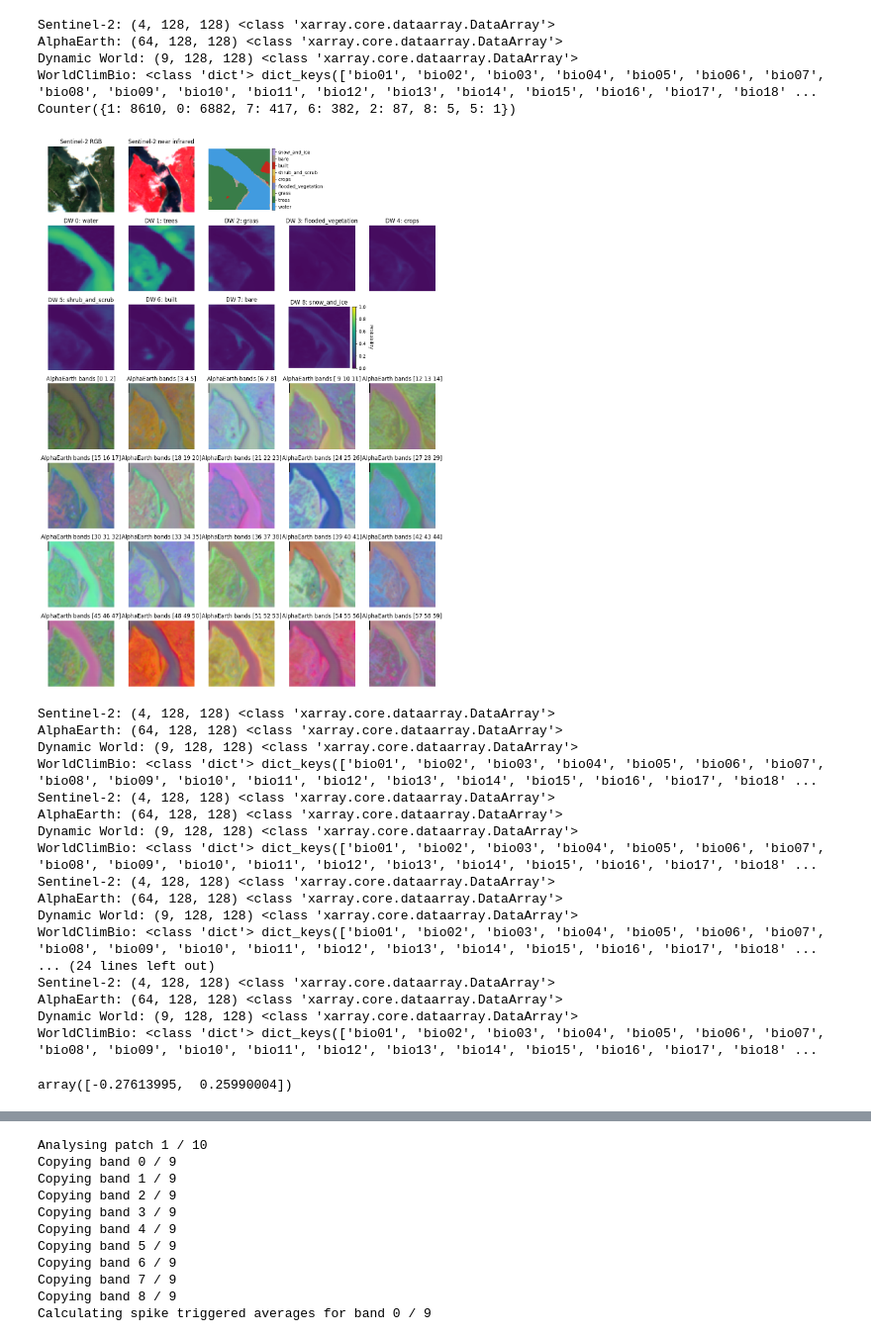
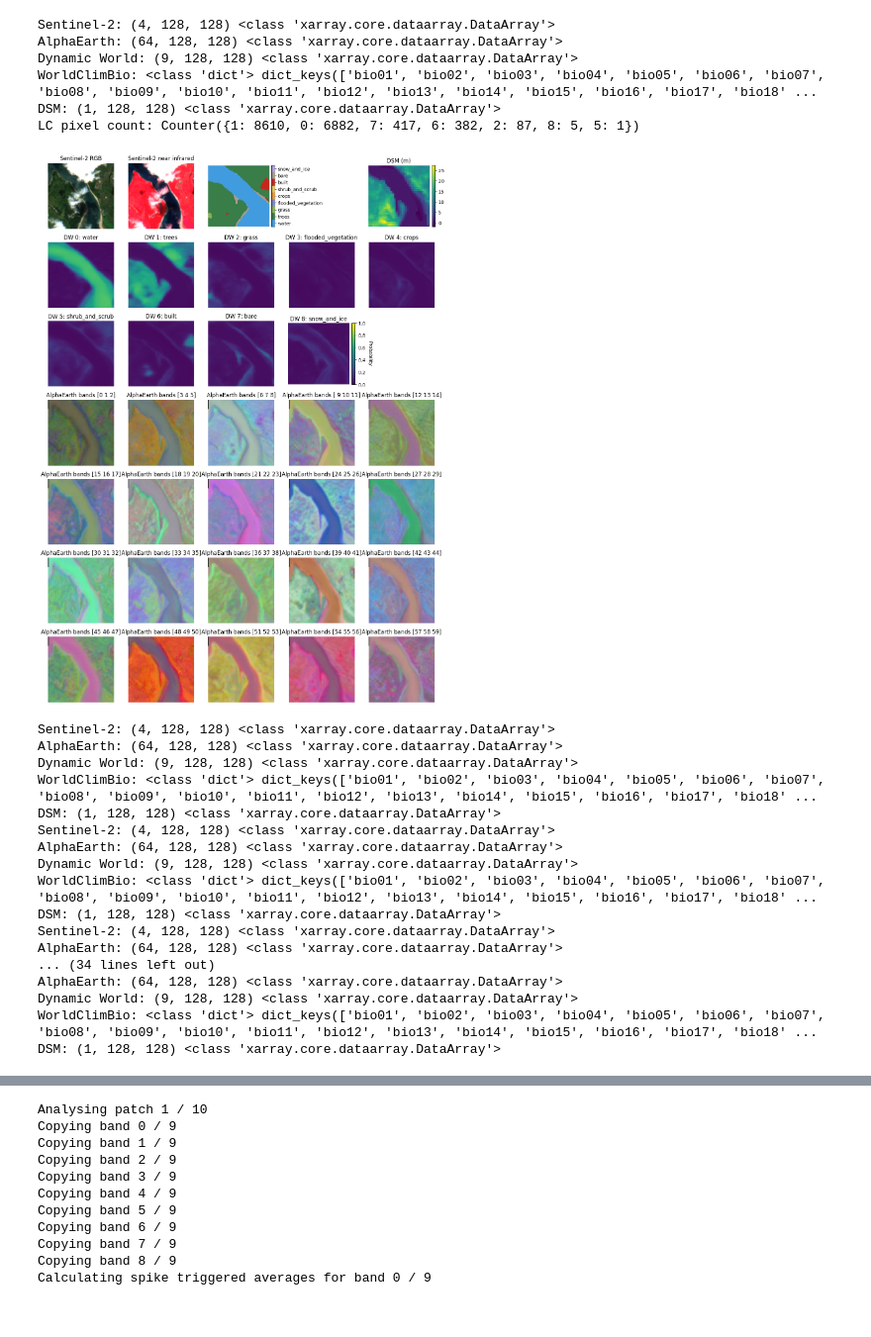
Before and after one commit to vdplasthijs/NeurEO, a Jupyter notebook: notebooks/test sta.ipynb, the cells around one changed output, grey strips where cells are left out. Shown at 99% size. Drawn from its saved outputs; the diff is of its cells as text; code cells hidden in the pictures.

```diff
--- a/notebooks/test sta.ipynb
+++ b/notebooks/test sta.ipynb
@@ -18,15 +18,16 @@ import analysis_utils as au
 # %%
 
 # Get one example dataset and plot
-(data_sent, data_alpha, data_dyn, data_worldclim) = du.load_all_modalities_from_name(name='pecl-fig-0', path_folder='../content/sample_data', verbose=1)
+(data_sent, data_alpha, data_dyn, data_worldclim, data_dsm) = du.load_all_modalities_from_name(name='pecl-fig-0', path_folder='../content/sample_data', verbose=1)
 du.plot_overview_images('../content/sample_data', name='pecl-fig-0', plot_alphaearth=True, plot_dynamicworld_full=True)
 # %% [output]
 Sentinel-2: (4, 128, 128) <class 'xarray.core.dataarray.DataArray'>
 AlphaEarth: (64, 128, 128) <class 'xarray.core.dataarray.DataArray'>
 Dynamic World: (9, 128, 128) <class 'xarray.core.dataarray.DataArray'>
 WorldClimBio: <class 'dict'> dict_keys(['bio01', 'bio02', 'bio03', 'bio04', 'bio05', 'bio06', 'bio07', 'bio08', 'bio09', 'bio10', 'bio11', 'bio12', 'bio13', 'bio14', 'bio15', 'bio16', 'bio17', 'bio18' ...
-Counter({1: 8610, 0: 6882, 7: 417, 6: 382, 2: 87, 8: 5, 5: 1})
+DSM: (1, 128, 128) <class 'xarray.core.dataarray.DataArray'>
+LC pixel count: Counter({1: 8610, 0: 6882, 7: 417, 6: 382, 2: 87, 8: 5, 5: 1})
-[figure, old version]
+[figure, new version]
 # %%
 
 # Then collect from all patches the alpha and dyn data
@@ -35,34 +36,37 @@ hypotheses = []
 features = []
 sentinel = []
 for p in range(patches):
-    (data_sent, data_alpha, data_dyn, data_worldclim) = du.load_all_modalities_from_name(name=f'pecl-fig-{p}', path_folder='../content/sample_data', verbose=1)
+    (data_sent, data_alpha, data_dyn, data_worldclim, data_dsm) = du.load_all_modalities_from_name(name=f'pecl-fig-{p}', path_folder='../content/sample_data', verbose=1)
     # Land coverage serves as hypotheses
     hypotheses.append(data_dyn.data)
     # This can definitely be cleaner but I use nan for undefined values
     f_dat = data_alpha.data
     f_dat[~np.isfinite(f_dat)] = np.nan
-    f_dat[np.logical_and(f_dat < 0.05, f_dat > -0.05)] = 0  # Thresholding to remove noise
     features.append(f_dat)
     sentinel.append(data_sent.data)
+
+# Z-score across patches for each feature and each hypothesis
+feat_m = np.stack([np.nanmean(f) for f in np.stack(features, axis=-1)])
+feat_std = np.stack([np.nanstd(f) for f in np.stack(features, axis=-1)])
+features = [(f - feat_m[:,None,None])/feat_std[:,None,None] for f in features]
+hyp_m = np.stack([np.nanmean(h) for h in np.stack(hypotheses, axis=-1)])
+hyp_std = np.stack([np.nanstd(h) for h in np.stack(hypotheses, axis=-1)])
+hypotheses = [(h - hyp_m[:,None,None])/hyp_std[:,None,None] for h in hypotheses]
 # %% [output]
 Sentinel-2: (4, 128, 128) <class 'xarray.core.dataarray.DataArray'>
 AlphaEarth: (64, 128, 128) <class 'xarray.core.dataarray.DataArray'>
 Dynamic World: (9, 128, 128) <class 'xarray.core.dataarray.DataArray'>
 WorldClimBio: <class 'dict'> dict_keys(['bio01', 'bio02', 'bio03', 'bio04', 'bio05', 'bio06', 'bio07', 'bio08', 'bio09', 'bio10', 'bio11', 'bio12', 'bio13', 'bio14', 'bio15', 'bio16', 'bio17', 'bio18' ...
+DSM: (1, 128, 128) <class 'xarray.core.dataarray.DataArray'>
 Sentinel-2: (4, 128, 128) <class 'xarray.core.dataarray.DataArray'>
 AlphaEarth: (64, 128, 128) <class 'xarray.core.dataarray.DataArray'>
 Dynamic World: (9, 128, 128) <class 'xarray.core.dataarray.DataArray'>
 WorldClimBio: <class 'dict'> dict_keys(['bio01', 'bio02', 'bio03', 'bio04', 'bio05', 'bio06', 'bio07', 'bio08', 'bio09', 'bio10', 'bio11', 'bio12', 'bio13', 'bio14', 'bio15', 'bio16', 'bio17', 'bio18' ...
+DSM: (1, 128, 128) <class 'xarray.core.dataarray.DataArray'>
 Sentinel-2: (4, 128, 128) <class 'xarray.core.dataarray.DataArray'>
+AlphaEarth: (64, 128, 128) <class 'xarray.core.dataarray.DataArray'>
+... (34 lines left out)
 AlphaEarth: (64, 128, 128) <class 'xarray.core.dataarray.DataArray'>
 Dynamic World: (9, 128, 128) <class 'xarray.core.dataarray.DataArray'>
 WorldClimBio: <class 'dict'> dict_keys(['bio01', 'bio02', 'bio03', 'bio04', 'bio05', 'bio06', 'bio07', 'bio08', 'bio09', 'bio10', 'bio11', 'bio12', 'bio13', 'bio14', 'bio15', 'bio16', 'bio17', 'bio18' ...
-... (24 lines left out)
-Sentinel-2: (4, 128, 128) <class 'xarray.core.dataarray.DataArray'>
-AlphaEarth: (64, 128, 128) <class 'xarray.core.dataarray.DataArray'>
-Dynamic World: (9, 128, 128) <class 'xarray.core.dataarray.DataArray'>
-WorldClimBio: <class 'dict'> dict_keys(['bio01', 'bio02', 'bio03', 'bio04', 'bio05', 'bio06', 'bio07', 'bio08', 'bio09', 'bio10', 'bio11', 'bio12', 'bio13', 'bio14', 'bio15', 'bio16', 'bio17', 'bio18' ...
+DSM: (1, 128, 128) <class 'xarray.core.dataarray.DataArray'>
-# %%
-np.percentile(f_dat, [1, 99])
-# %% [output]
-array([-0.27613995,  0.25990004])
```
Also changed, not shown: parts of 13 cells of this notebook, 9 other files.
